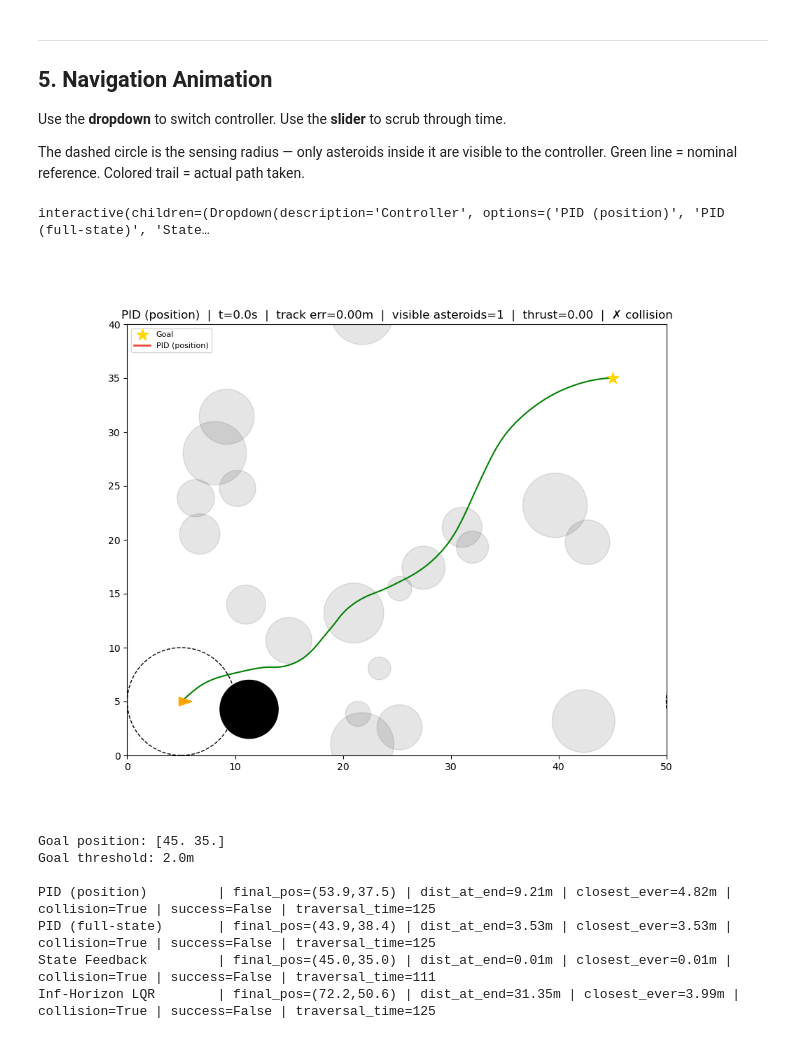
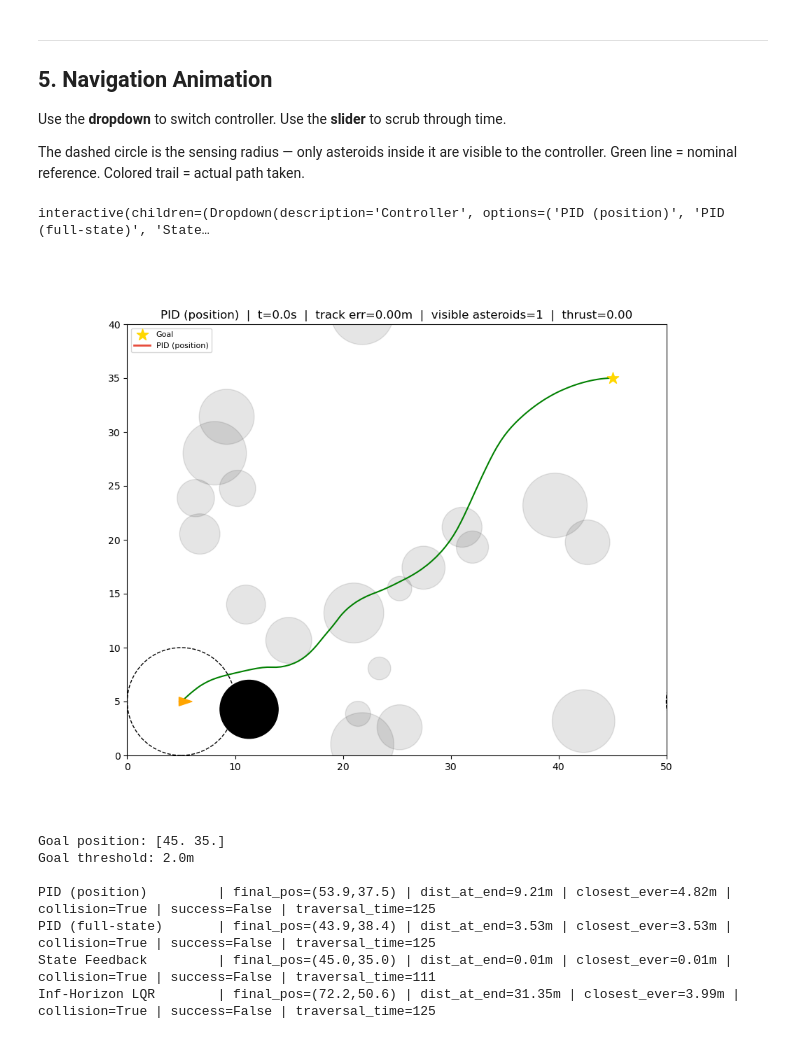
Before and after one commit to FlashFire574/trajectory_optmization_ME548, a Jupyter notebook: trajectory_optimization/notebooks/simulation.ipynb, the cells around one changed output. Saved outputs shown, nothing was run; the diff lists cells and outputs as text; code cells hidden in the pictures.

```diff
--- a/trajectory_optimization/notebooks/simulation.ipynb
+++ b/trajectory_optimization/notebooks/simulation.ipynb
@@ -216,36 +216,36 @@ def animate_navigation(controller=_first, k=0):
     thrust = float(np.abs(controls[min(k, T-1), 1])) / A_LIMIT
 
     # Update environment plot: spacecraft pose, sensing circle, asteroid positions
     env.at_time(k * dt).plot(
         state         = history[k],
         plan          = xs_nom,           # green nominal ahead
         history       = history[:k+1],    # blue trail
         scaled_thrust = thrust,
         sensor        = LIMITED_SENSING,  # show sensing circle
         ax            = ax_anim,
     )
 
     # Overlay actual path in controller colour
     _path_line.set_data(history[:k+1, 0], history[:k+1, 1])
     _path_line.set_color(COLORS[controller])
     _path_line.set_label(controller)
 
     # Status
     track_err = float(np.linalg.norm(history[k, :2] - xs_nom[k, :2]))
     visible   = res['sensed_asteroids'][min(k, T-1)]
-    status    = '✓ goal' if res['success'] else ('✗ collision' if res['collision'] else '...')
+    #status    = '✓ goal' if res['success'] else ('✗ collision' if res['collision'] else '...')
 
     ax_anim.set_title(
         f"{controller}  |  t={k*dt:.1f}s  |  "
         f"track err={track_err:.2f}m  |  "
         f"visible asteroids={visible}  |  "
-        f"thrust={controls[min(k,T-1),1]:.2f}  |  {status}"
+        f"thrust={controls[min(k,T-1),1]:.2f}"
     )
     ax_anim.legend(loc='upper left', fontsize=8)
     fig_anim.canvas.draw_idle()
 # %% [output]
 interactive(children=(Dropdown(description='Controller', options=('PID (position)', 'PID (full-state)', 'State…
-[figure, old version]
+[figure, new version]
 # %%
 print(f"Goal position: {goal_position}")
 print(f"Goal threshold: 2.0m\n")
```
Also changed, not shown: parts of 1 cell of this notebook, 1 other file.
